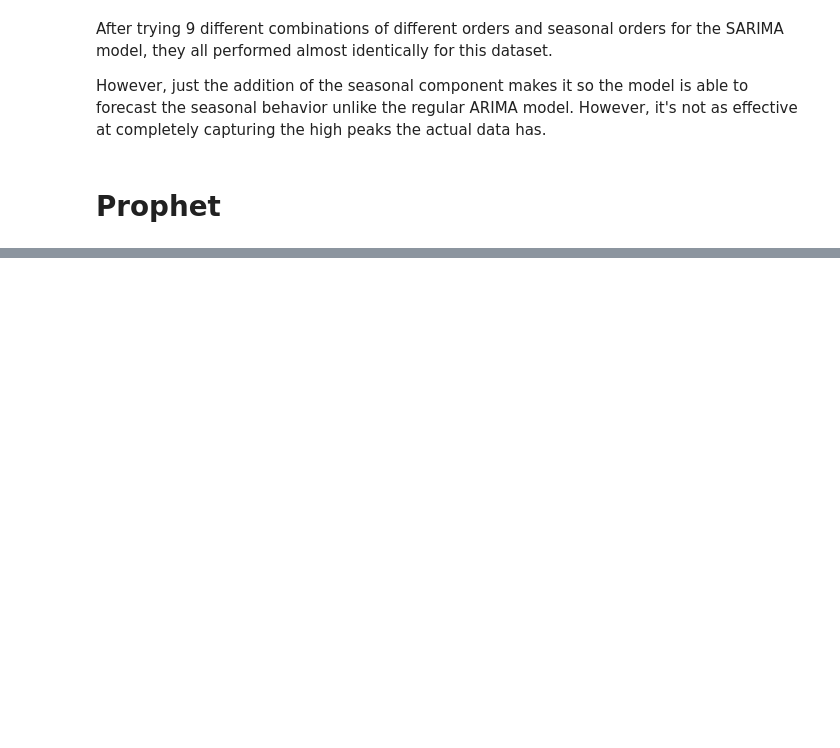
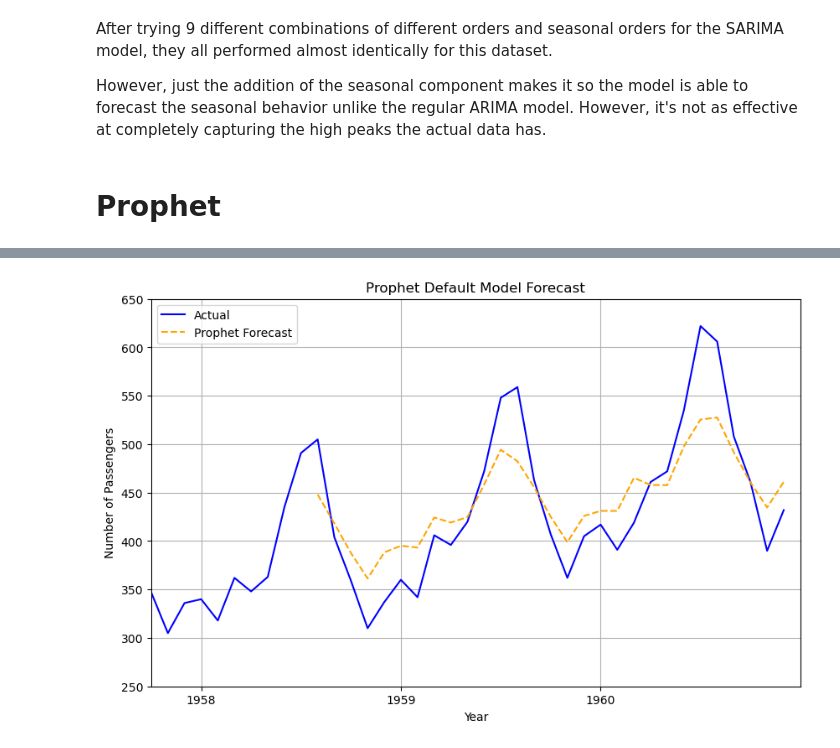
Before and after one commit to lyvin05/EE344-Time-Forecasting-Project, a Jupyter notebook: Notebooks/time_forecast_airline_passengers.ipynb, the cells around one changed output, grey strips where cells are left out. Cells and saved outputs as stored; diff of their text form; code cells hidden in the pictures; blank space fills up the shorter version.

Commit message:
Implemented prophet and displayed final results

```diff
--- a/Notebooks/time_forecast_airline_passengers.ipynb
+++ b/Notebooks/time_forecast_airline_passengers.ipynb
@@ -504,3 +504,20 @@ After trying 9 different combinations of different orders and seasonal orders fo
 However, just the addition of the seasonal component makes it so the model is able to forecast the seasonal behavior unlike the regular ARIMA model. However, it's not as effective at completely capturing the high peaks the actual data has.
 # %% [markdown]
 # Prophet
+# %%
+from prophet import Prophet
+
+model = Prophet(
+)
+prophet_train = pd.DataFrame({
+    "ds": pd.to_datetime(train["month"]),
+    "y": train["total_passengers"]
+})
+
+model.fit(prophet_train)
+future = model.make_future_dataframe(periods=len(test), freq="MS")
+
+forecast = model.predict(future)
+pred = forecast["yhat"].iloc[-len(test):]
+
+evaluate(pred, y_test)
@@ -506,0 +530,34 @@ However, just the addition of the seasonal component makes it so the model is ab
+# %%
+# Function to plot a model's forecast vs the test data
+def plot_vs_test(pred, title):
+    fig, ax = plt.subplots(figsize=(10, 6))
+    ax.plot(
+        passenger_data["month"],
+        passenger_data["total_passengers"],
+        color="blue",
+        label="Actual"
+    )
+
+    ax.plot(
+        test["month"],
+        pred,
+        linestyle="--",
+        color="orange",
+        label="Prophet Forecast"
+    )
+
+    plt.xlabel("Year")
+    plt.ylabel("Number of Passengers")
+    plt.title(title)
+    plt.xticks(range(0, 144, 12), range(1949, 1961))
+
+    ax.set_xlim(105, 144)
+    ax.set_ylim(250, 650)
+
+    plt.legend()
+    plt.grid(True)
+    plt.show()
+
+plot_vs_test(pred, "Prophet Default Model Forecast")
+# %% [output]
+[figure, added]
```
Also changed, not shown: parts of 10 cells of this notebook.
